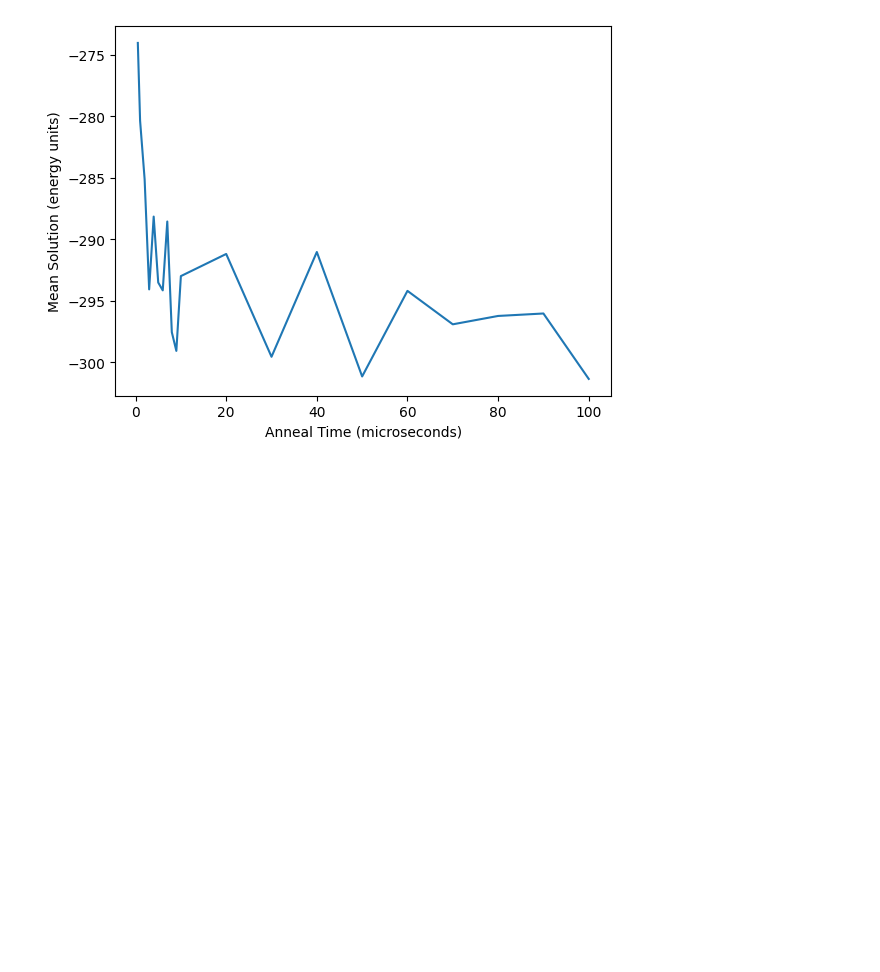
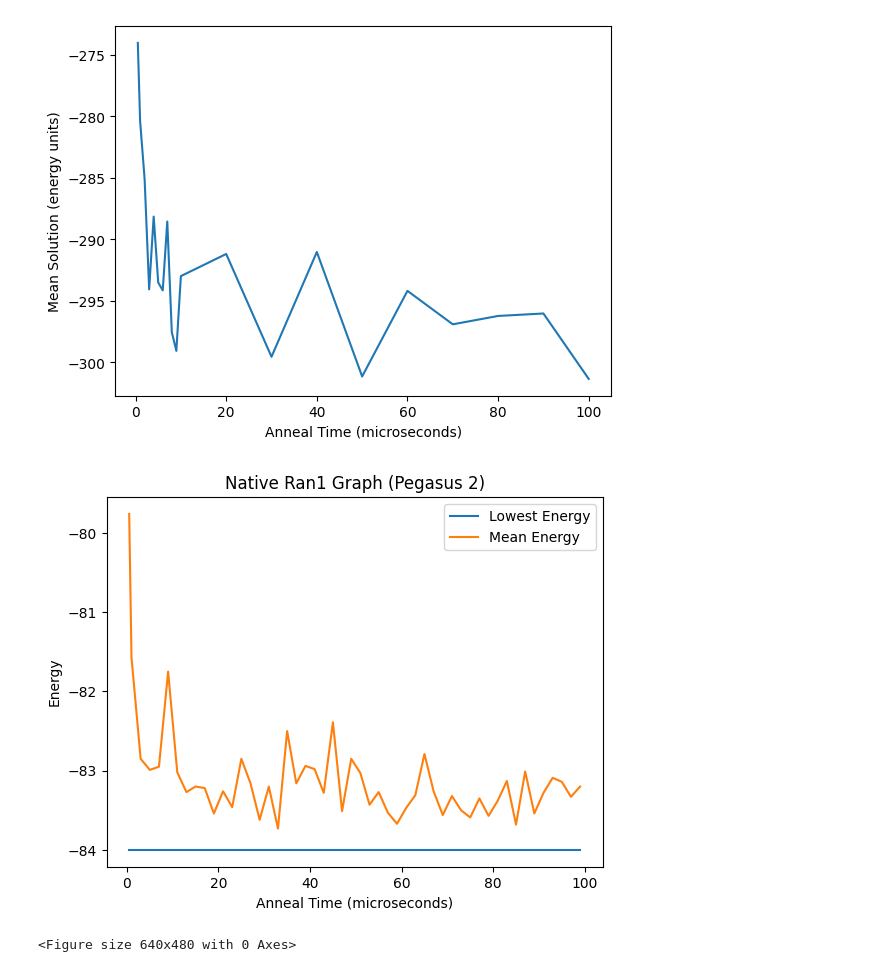
Before and after one commit to krobbinsgit/NativeSpeedTest, a Jupyter notebook: first.ipynb, the cells around one changed output. Cells and saved outputs as stored; diff of their text form; code cells hidden in the pictures; blank space fills up the shorter version.

```diff
--- a/first.ipynb
+++ b/first.ipynb
@@ -148,7 +148,7 @@ This is the problem that Pau suggested.
 For the minimum energy graph: does it change with anneal time? Range from 0.5 to 100
 No w/ pegasus graph 2 or 3, but finally with 4!
 # %%
-bqm = generators.ran_r(1,dnx.pegasus_graph(4))
+bqm = generators.ran_r(1,dnx.pegasus_graph(3))
 time_list = []
 # for t in [0.5,1.0,10,50,100,250,500,1000,1500,2000]:
 for t in [0.5,1.0,2,3,4,5,6,7,8,9,10,20,30,40,50,60,70,80,90,100]:
@@ -176,3 +176,28 @@ plt.ylabel('Mean Solution (energy units)')
 plt.show()
 # %% [output]
 [figure]
+# %%
+
+graph_size = 2
+bqm = generators.ran_r(1,dnx.pegasus_graph(graph_size))
+lowest_list = []
+mean_list = []
+time_list = [0.5]+list(range(1,101,2))
+for t in time_list:
+    sset = sampler.sample(bqm,num_reads = 200, annealing_time = t)
+    sample_set_best = min(sset.record['energy'])
+    lowest_list.append(sample_set_best)
+    avg = sum(sset.record['num_occurrences'][i]* sset.record['energy'][i] for i in range(len(sset.record['energy'])))/sum(sset.record['num_occurrences'])
+    mean_list.append(avg)
+
+plt.plot(time_list,lowest_list)
+plt.plot(time_list,mean_list)
+plt.title(f'Native Ran1 Graph (Pegasus {graph_size})')
+plt.xlabel('Anneal Time (microseconds)')
+plt.ylabel('Energy')
+plt.legend(['Lowest Energy','Mean Energy'])
+plt.show()
+plt.savefig(f'for_pau_{graph_size}.png')
+# %% [output]
+[figure, added]
+<Figure size 640x480 with 0 Axes>
```
Also changed, not shown: parts of 4 cells of this notebook, 4 other files.
